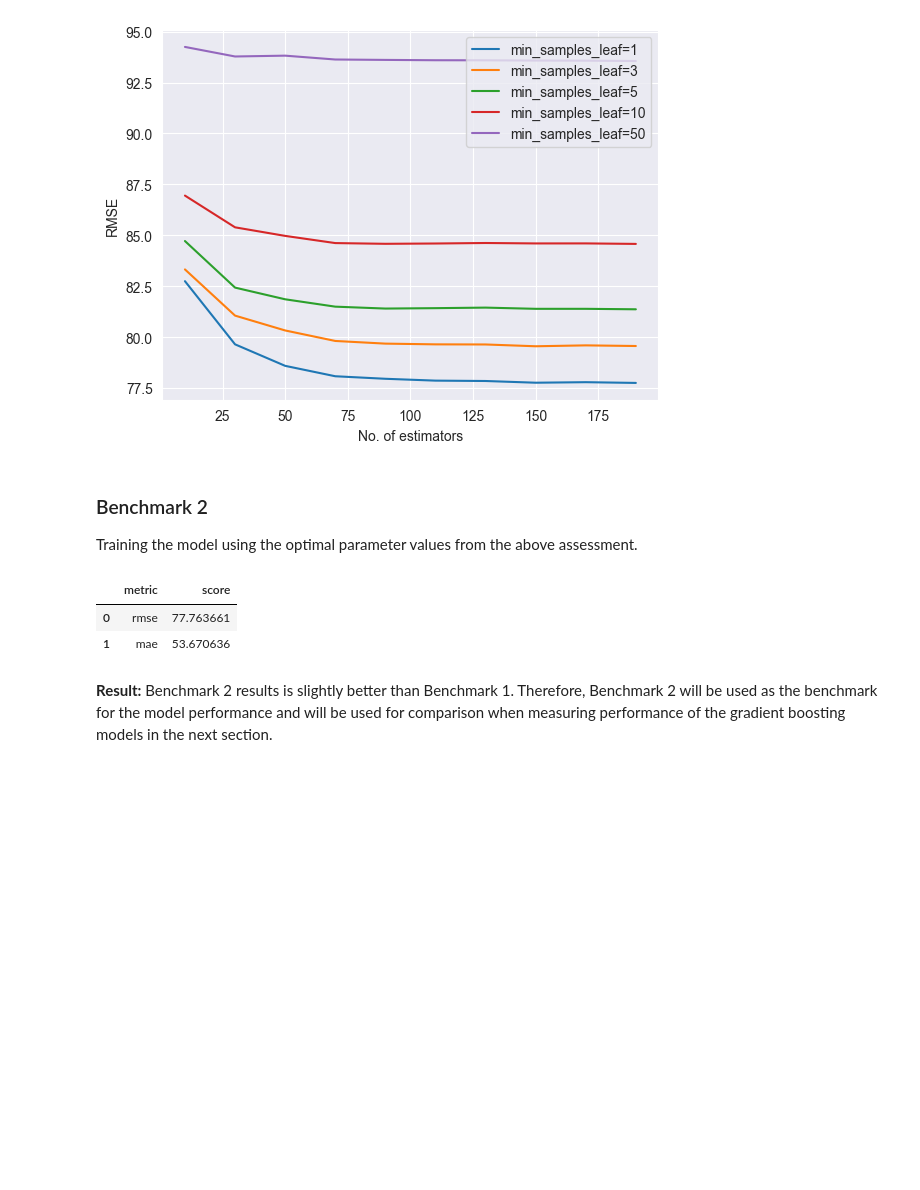
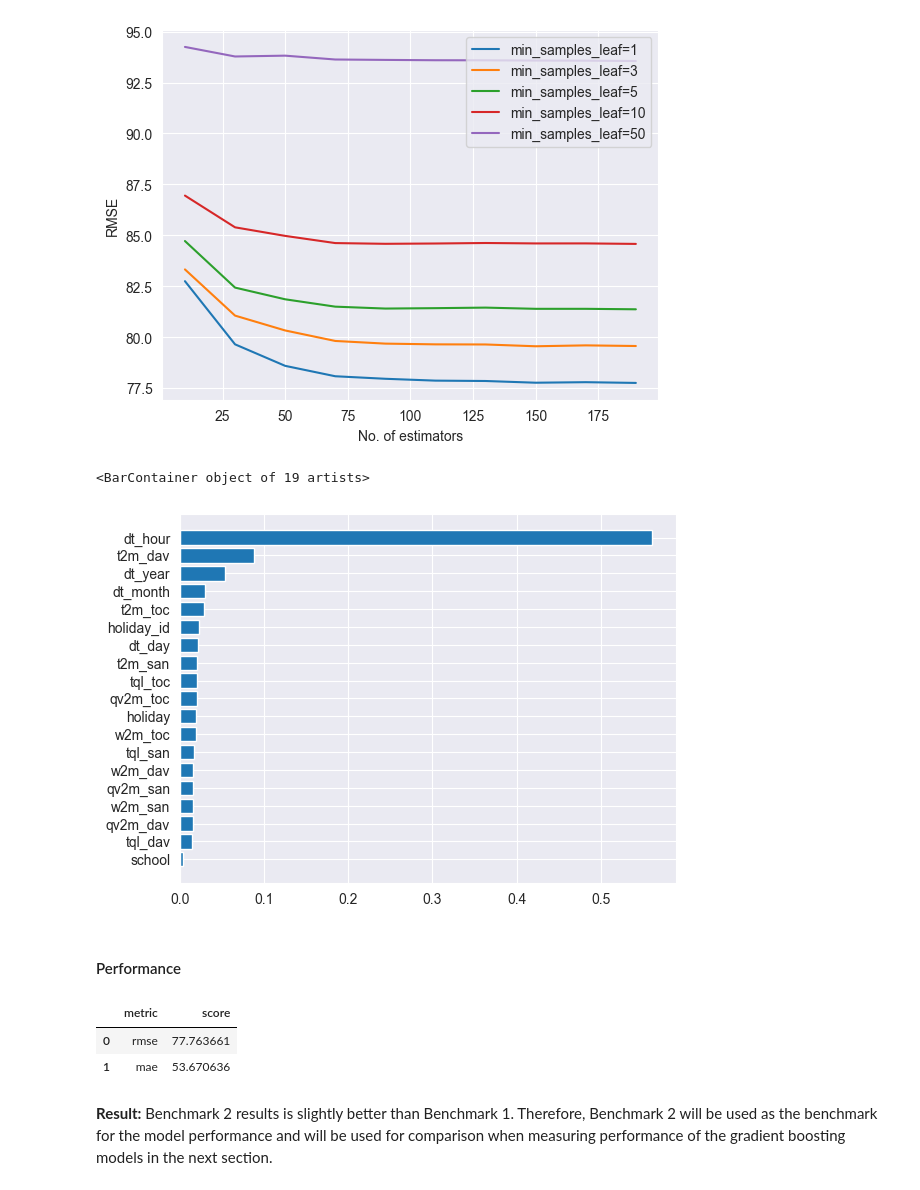
Before and after one commit to kausnz/panama-electricity-load-forecast, a Jupyter notebook: notebook.ipynb, the cells around one changed output. Cells and saved outputs as stored; diff of their text form; code cells hidden in the pictures; blank space fills up the shorter version.

```diff
--- a/notebook.ipynb
+++ b/notebook.ipynb
@@ -480,9 +497,6 @@ plt.legend()
 # %% [output]
 <matplotlib.legend.Legend at 0x...>
 [figure]
-# %% [markdown]
-### Benchmark 2
-Training the model using the optimal parameter values from the above assessment.
 # %%
 n_estimators = 150
 max_depth = 30
@@ -495,16 +509,26 @@ rf = RandomForestRegressor(n_estimators=n_estimators,
                            n_jobs=-1)
 rf.fit(X_train, y_train)
 y_val_pred = rf.predict(X_val)
-rmse = np.sqrt(mean_squared_error(y_val, y_val_pred))
-mae = mean_absolute_error(y_val, y_val_pred)
-
-rf_performance = [('rmse', rmse),
-                  ('mae', mae)]
-pd.DataFrame(rf_performance, columns=['metric', 'score'])
-# %% [output]
-|  | metric | score |
-| 0 | rmse | 77.763661 |
-| 1 | mae | 53.670636 |
+# %%
+ft_imp = list(zip(rf.feature_importances_, dv.get_feature_names_out()))
+df_ft_imp = pd.DataFrame(ft_imp, columns=['score', 'feature']).sort_values(by='score', ascending=True)
+plt.barh(df_ft_imp.feature, df_ft_imp.score)
+# %% [output]
+<BarContainer object of 19 artists>
+[figure, added]
+# %% [markdown]
+#### Performance
+# %%
+rmse = np.sqrt(mean_squared_error(y_val, y_val_pred))
+mae = mean_absolute_error(y_val, y_val_pred)
+
+rf_performance = [('rmse', rmse),
+                  ('mae', mae)]
+pd.DataFrame(rf_performance, columns=['metric', 'score'])
+# %% [output]
+|  | metric | score |
+| 0 | rmse | 77.763661 |
+| 1 | mae | 53.670636 |
 # %% [markdown]
 **Result:**
 Benchmark 2 results is slightly better than Benchmark 1. Therefore, Benchmark 2 will be used as the benchmark for the model performance and will be used for comparison when measuring performance of the gradient boosting models in the next section.
```
Also changed, not shown: parts of 17 cells of this notebook, 5 other files.
